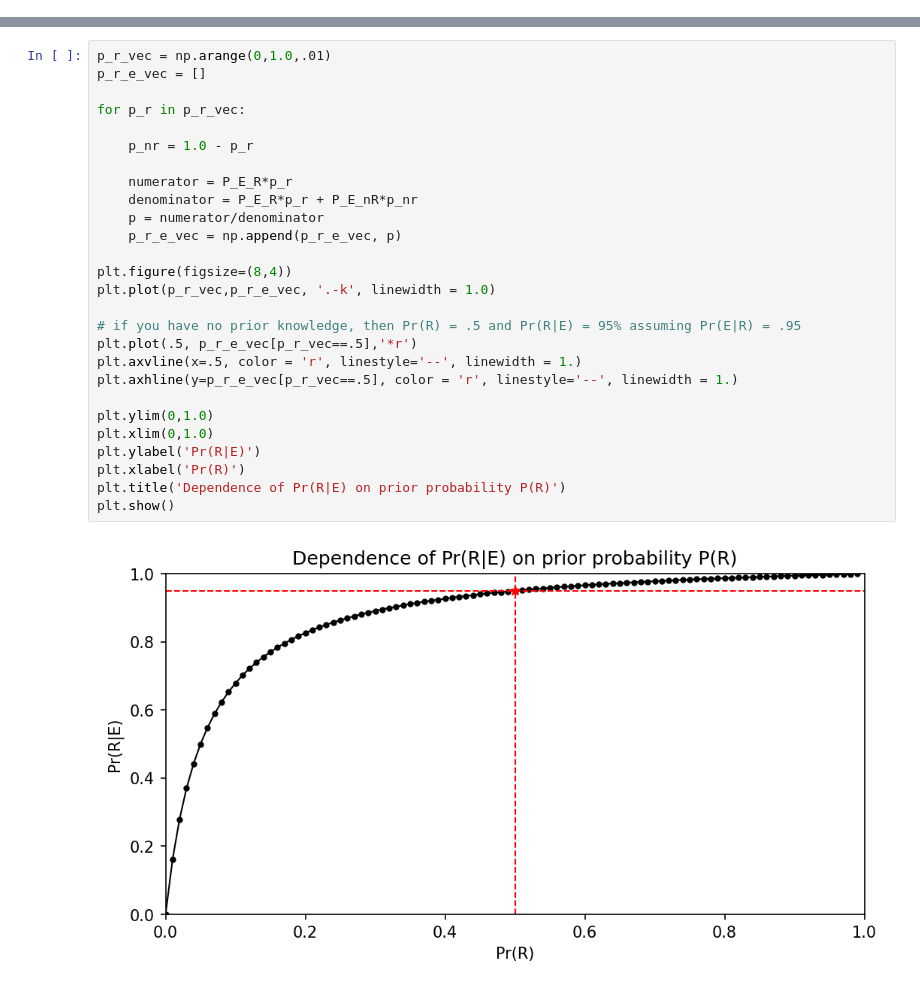
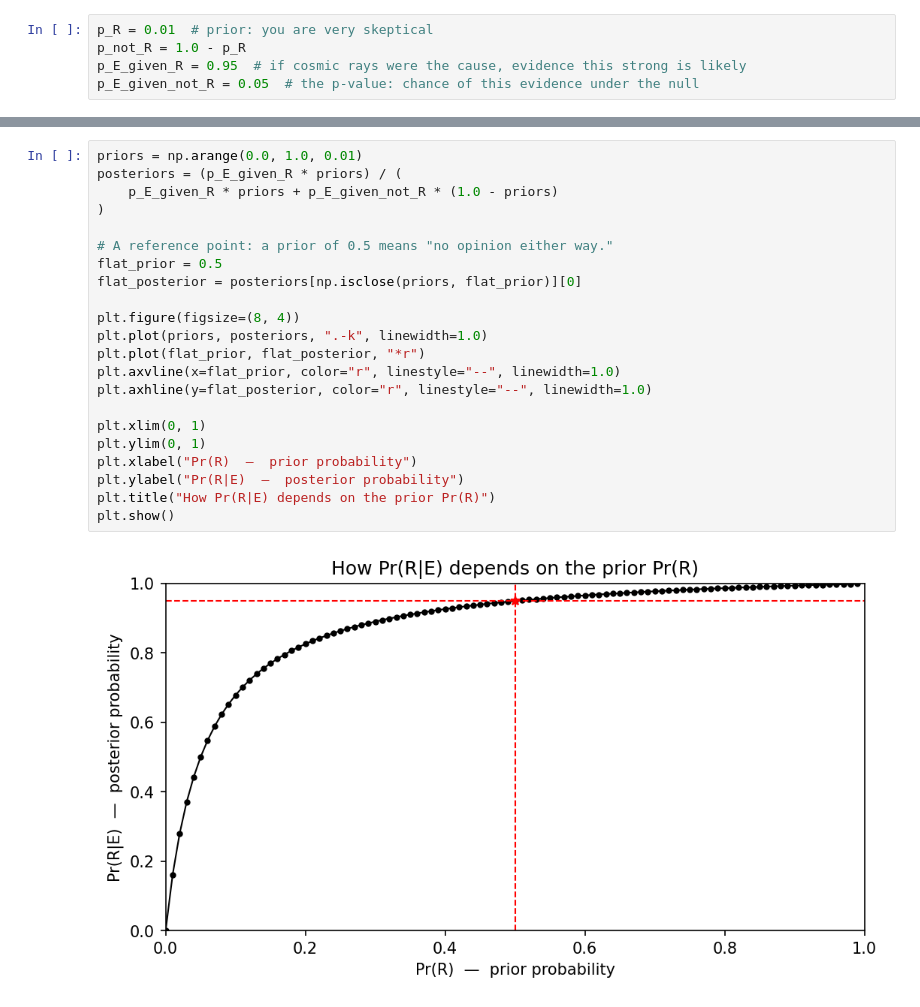
Before and after one commit to eabarnes1010/course_objective_analysis, a Jupyter notebook: code/bayesian_vs_frequentist_cosmicrays.ipynb, the cells around one changed output, grey strips where cells are left out. Drawn from its saved outputs; the diff is of its cells as text.

Commit message:
cleanup: bayesian_vs_frequentist_cosmicrays

```diff
--- a/code/bayesian_vs_frequentist_cosmicrays.ipynb
+++ b/code/bayesian_vs_frequentist_cosmicrays.ipynb
@@ -75,0 +58,5 @@ The likelihood is lower than your p-value (0.05) because you’ve allowed your p
+# %%
+p_R = 0.01  # prior: you are very skeptical
+p_not_R = 1.0 - p_R
+p_E_given_R = 0.95  # if cosmic rays were the cause, evidence this strong is likely
+p_E_given_not_R = 0.05  # the p-value: chance of this evidence under the null
@@ -76,29 +81,24 @@ The likelihood is lower than your p-value (0.05) because you’ve allowed your p
 # %%
-p_r_vec = np.arange(0,1.0,.01)
-p_r_e_vec = []
+priors = np.arange(0.0, 1.0, 0.01)
+posteriors = (p_E_given_R * priors) / (
+    p_E_given_R * priors + p_E_given_not_R * (1.0 - priors)
+)
 
-for p_r in p_r_vec:
+# A reference point: a prior of 0.5 means "no opinion either way."
+flat_prior = 0.5
+flat_posterior = posteriors[np.isclose(priors, flat_prior)][0]
 
-    p_nr = 1.0 - p_r
+plt.figure(figsize=(8, 4))
+plt.plot(priors, posteriors, ".-k", linewidth=1.0)
+plt.plot(flat_prior, flat_posterior, "*r")
+plt.axvline(x=flat_prior, color="r", linestyle="--", linewidth=1.0)
+plt.axhline(y=flat_posterior, color="r", linestyle="--", linewidth=1.0)
 
-    numerator = P_E_R*p_r
-    denominator = P_E_R*p_r + P_E_nR*p_nr
-    p = numerator/denominator
-    p_r_e_vec = np.append(p_r_e_vec, p)
-
-plt.figure(figsize=(8,4))
-plt.plot(p_r_vec,p_r_e_vec, '.-k', linewidth = 1.0)
-
-# if you have no prior knowledge, then Pr(R) = .5 and Pr(R|E) = 95% assuming Pr(E|R) = .95
-plt.plot(.5, p_r_e_vec[p_r_vec==.5],'*r')
-plt.axvline(x=.5, color = 'r', linestyle='--', linewidth = 1.)
-plt.axhline(y=p_r_e_vec[p_r_vec==.5], color = 'r', linestyle='--', linewidth = 1.)
-
-plt.ylim(0,1.0)
-plt.xlim(0,1.0)
-plt.ylabel('Pr(R|E)')
-plt.xlabel('Pr(R)')
-plt.title('Dependence of Pr(R|E) on prior probability P(R)')
+plt.xlim(0, 1)
+plt.ylim(0, 1)
+plt.xlabel("Pr(R)  —  prior probability")
+plt.ylabel("Pr(R|E)  —  posterior probability")
+plt.title("How Pr(R|E) depends on the prior Pr(R)")
 plt.show()
 # %% [output]
-[figure, old version]
+[figure, new version]
```
Also changed, not shown: parts of 26 cells of this notebook.
